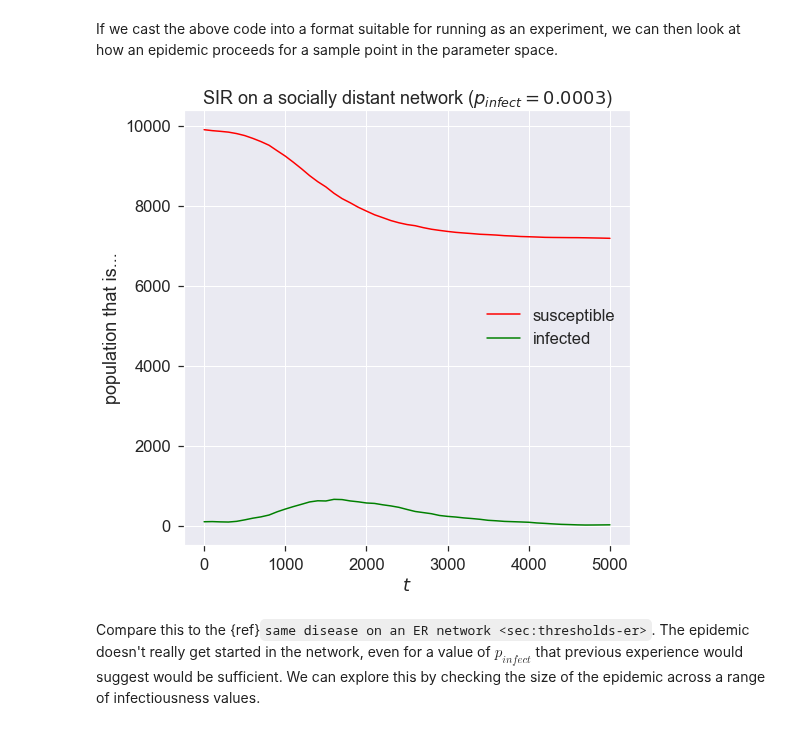
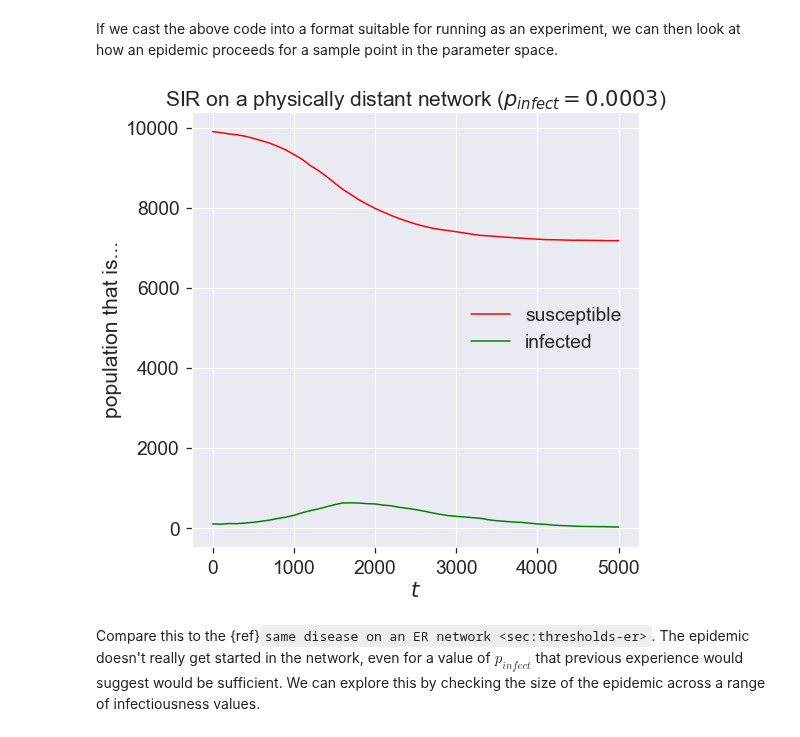
Before and after one commit to simoninireland/introduction-to-epidemics, a Jupyter notebook: src/distancing.ipynb, the cells around one changed output. Drawn from its saved outputs; the diff is of its cells as text; code cells hidden in the pictures.

Commit message:
Renamed to use physical distancing instead of social

```diff
--- a/src/distancing.ipynb
+++ b/src/distancing.ipynb
@@ -51,7 +57,7 @@ Creating such a network means addressing all these issues. There's a trick we ca
 
 Building the network involves a complicated piece of code &ndash; the most complicated we've seen so far.
 # %%
-def social_distance_graph(N, clusterSizeDistribution, contactDistribution, clusterContactDistribution):
+def distanced_graph(N, clusterSizeDistribution, contactDistribution, clusterContactDistribution):
     # build the initial graph
     g = networkx.Graph()
 
@@ -163,7 +169,7 @@ These three functions, coupled with the network size, are enough to build our ne
 # %%
 N = 1000
 # %%
-(g, clusters) = social_distance_graph(N, averageFamily, coupleOfContacts, expInterBubble)
+(g, clusters) = distanced_graph(N, averageFamily, coupleOfContacts, expInterBubble)
 # %% [markdown]
 We can check the various elements of this network. For example, we can check what range of family "bubble" sizes we have, and how connected the various contact individuals are.
 # %%
@@ -282,7 +288,7 @@ If we cast the above code into a format suitable for running as an experiment, w
 # %%
 %%pxlocal
 
-class SocDistNetworkDynamics(epydemic.StochasticDynamics):
+class PhyDistNetworkDynamics(epydemic.StochasticDynamics):
 
     # Experimental parameters
     N = 'N'
@@ -291,7 +297,7 @@ class SocDistNetworkDynamics(epydemic.StochasticDynamics):
     INTERBUBBLE_EXP= 'interBubbleExp'
 
     def __init__(self, p):
-        super(SocDistNetworkDynamics, self).__init__(p)
+        super(PhyDistNetworkDynamics, self).__init__(p)
 
     def bubbleSize(self):
         rng = numpy.random.default_rng()
@@ -305,7 +311,7 @@ class SocDistNetworkDynamics(epydemic.StochasticDynamics):
         rng = numpy.random.default_rng()
         return max(int(rng.exponential(self._interBubbleExponent)), 1)
 
-    def social_distance(self, N):
+    def distanced(self, N):
         g = networkx.Graph()
 
         rng = numpy.random.default_rng()
@@ -360,13 +366,13 @@ class SocDistNetworkDynamics(epydemic.StochasticDynamics):
         return g
 
     def configure(self, params):
-        super(SocDistNetworkDynamics, self).configure(params)
+        super(PhyDistNetworkDynamics, self).configure(params)
 
         N = params[self.N]
         self._bubbleMean = params[self.BUBBLE_MEAN]
         self._bubbleStddev = params[self.BUBBLE_STDDEV]
         self._interBubbleExponent = params[self.INTERBUBBLE_EXP]
-        g = self.social_distance(N)
+        g = self.distanced(N)
         self.setNetworkPrototype(g)
 # %%
 # network size
@@ -382,10 +388,10 @@ pRemove = 0.002
 # %%
 # experimental parameters common to both experiments
 params = dict()
-params[SocDistNetworkDynamics.N] = 10000
-params[SocDistNetworkDynamics.BUBBLE_MEAN] = 4.5
-params[SocDistNetworkDynamics.BUBBLE_STDDEV] = 2.0
-params[SocDistNetworkDynamics.INTERBUBBLE_EXP] = 10.0
+params[PhyDistNetworkDynamics.N] = 10000
+params[PhyDistNetworkDynamics.BUBBLE_MEAN] = 4.5
+params[PhyDistNetworkDynamics.BUBBLE_STDDEV] = 2.0
+params[PhyDistNetworkDynamics.INTERBUBBLE_EXP] = 10.0
 params[epydemic.SIR.P_INFECTED] = pInfected
 params[epydemic.SIR.P_INFECT] = pInfect
 params[epydemic.SIR.P_REMOVE] = pRemove
@@ -394,31 +400,31 @@ params[epydemic.Monitor.DELTA] = T / 50    # take 50 samples
 # create model and experiment over social-distance network
 m = MonitoredSIR()
 m.setMaximumTime(T)
-e = SocDistNetworkDynamics(m)
+e = PhyDistNetworkDynamics(m)
 
 rc = e.set(params).run()
 # %%
 fig = plt.figure(figsize=(8, 8))
 ax = fig.gca()
 
 timeseries = rc[epyc.Experiment.RESULTS][epydemic.Monitor.TIMESERIES]
 tss = timeseries[epydemic.Monitor.OBSERVATIONS]
 sss = timeseries[epydemic.SIR.SUSCEPTIBLE]
 iss = timeseries[epydemic.SIR.INFECTED]
 rss = timeseries[epydemic.SIR.REMOVED]
 ax.plot(tss, sss, 'r-', label='susceptible')
 ax.plot(tss, iss, 'g-', label='infected')
 #ax.plot(tss, rss, 'k-', label='removed')
 ax.set_xlabel('$t$')
 ax.set_ylabel('population that is...')
 ax.legend(loc='center right')
 
 # fine-time the figure
-ax.set_title('SIR on a socially distant network ($p_{\mathit{infect}} = ' + '{p}$)'.format(p=pInfect))
+ax.set_title('SIR on a physically distant network ($p_{\mathit{infect}} = ' + '{p}$)'.format(p=pInfect))
 
 _ = plt.show()
 # %% [output]
-[figure, old version]
+[figure, new version]
 # %% [markdown]
 Compare this to the {ref}`same disease on an ER network <sec:thresholds-er>`. The epidemic doesn't really get started in the network, even for a value of $p_{\mathit{infect}}$ that previous experience would suggest would be sufficient. We can explore this by checking the size of the epidemic across a range of infectiousness values.
 # %%
```
Also changed, not shown: parts of 15 cells of this notebook, 5 other files.
